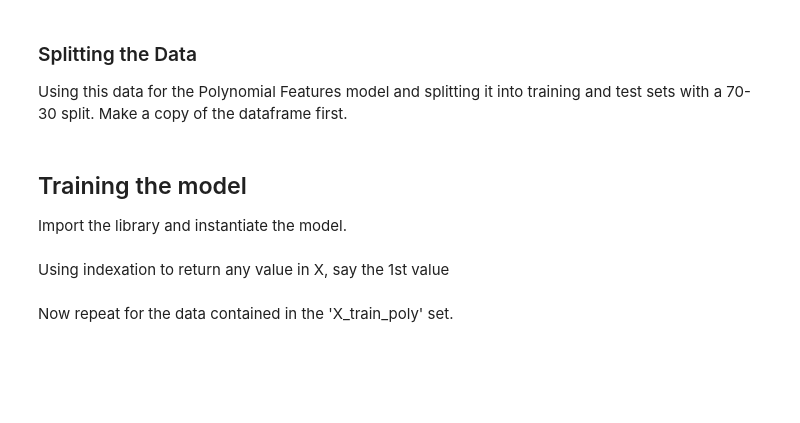
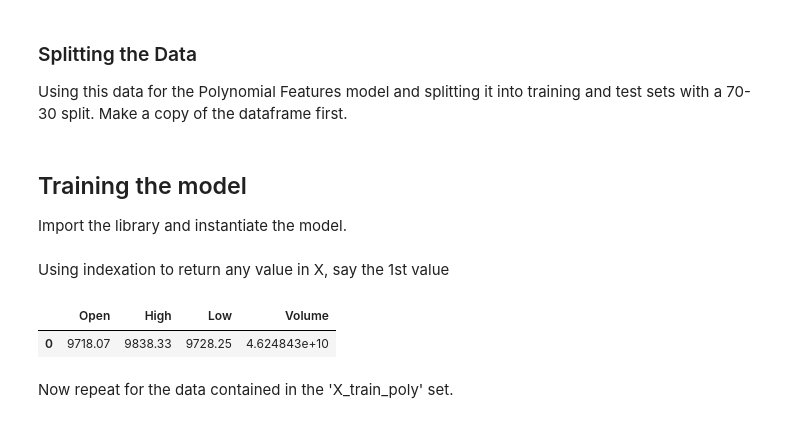
Before and after one commit to lynstanford/machine-learning-projects, a Jupyter notebook: machine-learning/pr1.ipynb, the cells around one changed output. Cells and saved outputs as stored; diff of their text form; code cells hidden in the pictures; blank space fills up the shorter version.

```diff
--- a/machine-learning/pr1.ipynb
+++ b/machine-learning/pr1.ipynb
@@ -45,7 +56,10 @@ X_train_poly = poly_model.fit_transform(X_train, y_train)
 # %% [markdown]
 Using indexation to return any value in X, say the 1st value
 # %%
-X[:0]
+X[:1]
+# %% [output]
+|  | Open | High | Low | Volume |
+| 0 | 9718.07 | 9838.33 | 9728.25 | 4.624843e+10 |
 # %% [markdown]
 Now repeat for the data contained in the 'X_train_poly' set.
 # %%
```
Also changed, not shown: parts of 16 cells of this notebook, 2 other files.
